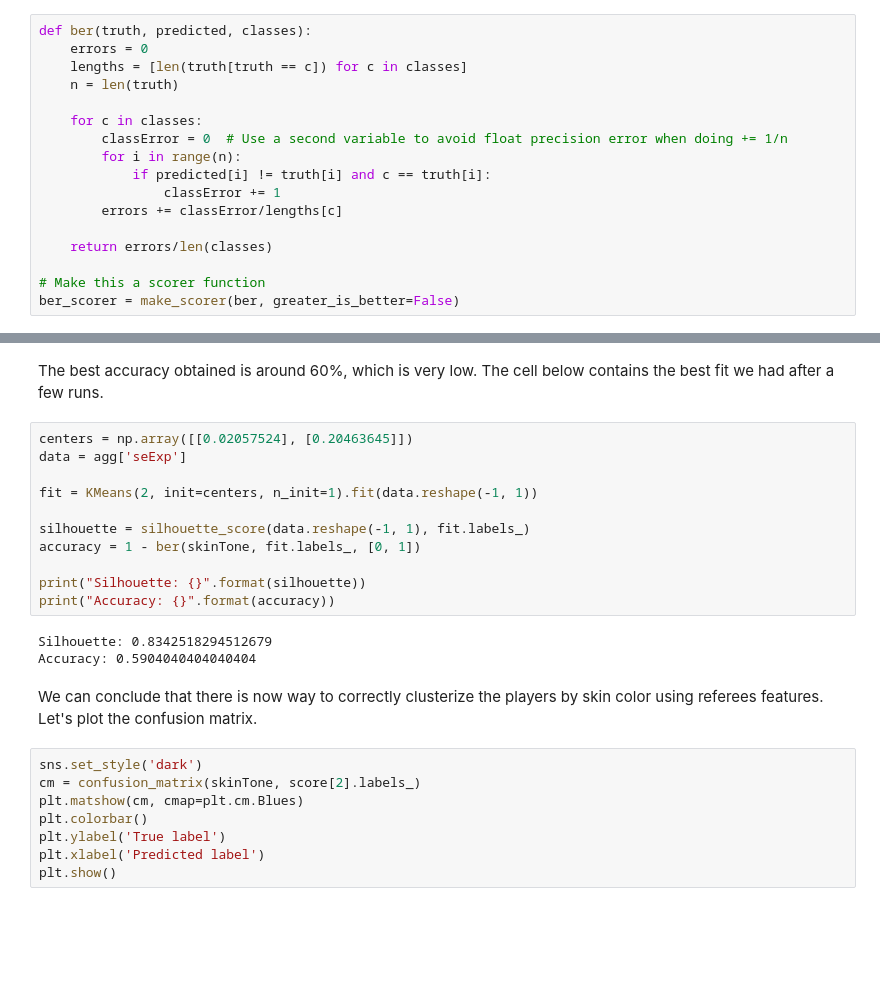
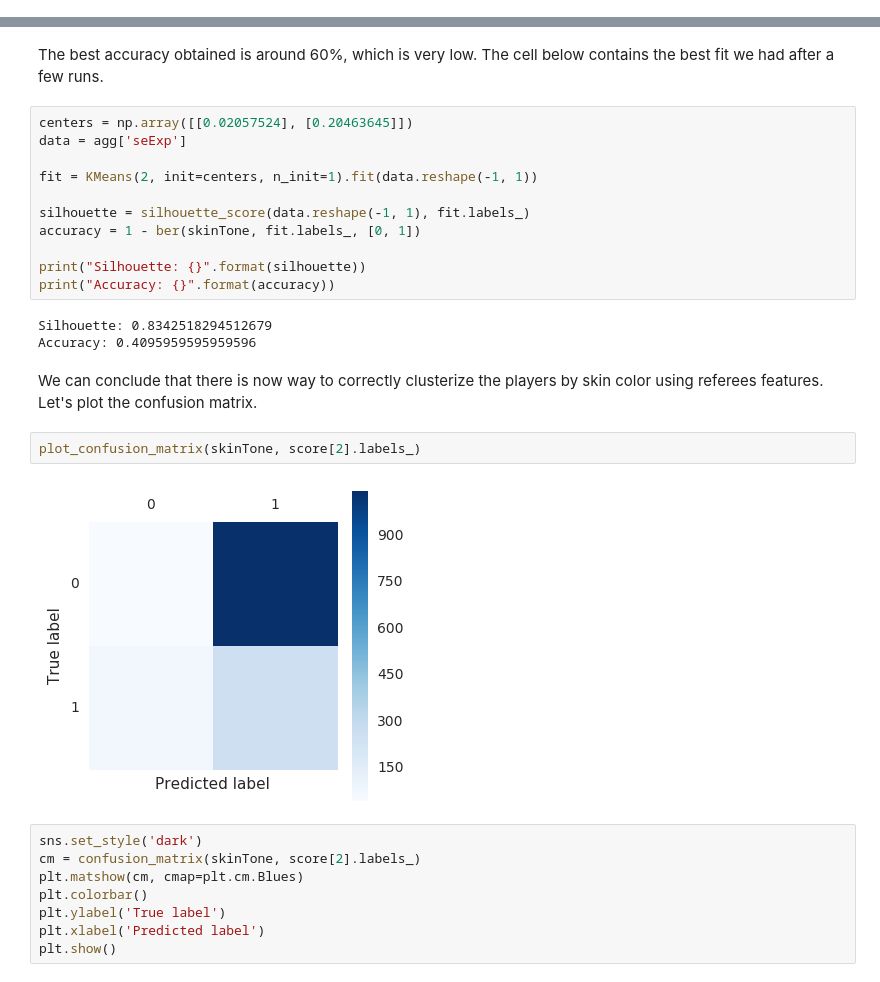
Before and after one commit to Maaarmotte/Ada2016, a Jupyter notebook: 04 - Applied ML/final.ipynb, the cells around one changed output, grey strips where cells are left out. Drawn from its saved outputs; the diff is of its cells as text; blank space fills up the shorter version.

```diff
--- a/04 - Applied ML/final.ipynb
+++ b/04 - Applied ML/final.ipynb
@@ -380,23 +380,6 @@ truth = df.groupby('playerShort').first()['skinTone']
 0.724179829890644
 # %% [markdown]
 We reached 72% precision without even training any algorithm ! Of course, this scoring function can't be used. Let's try something else.
-# %%
-def ber(truth, predicted, classes):
-    errors = 0
-    lengths = [len(truth[truth == c]) for c in classes]
-    n = len(truth)
-
-    for c in classes:
-        classError = 0  # Use a second variable to avoid float precision error when doing += 1/n
-        for i in range(n):
-            if predicted[i] != truth[i] and c == truth[i]:
-                classError += 1
-        errors += classError/lengths[c]
-
-    return errors/len(classes)
-
-# Make this a scorer function
-ber_scorer = make_scorer(ber, greater_is_better=False)
 # %%
 1 - ber(truth, np.ones(len(truth)), [0, 1])
 # %% [output]
@@ -515,9 +498,13 @@ print("Silhouette: {}".format(silhouette))
 print("Accuracy: {}".format(accuracy))
 # %% [output]
 Silhouette: 0.8342518294512679
-Accuracy: 0.5904040404040404
+Accuracy: 0.4095959595959596
 # %% [markdown]
 We can conclude that there is now way to correctly clusterize the players by skin color using referees features. Let's plot the confusion matrix.
+# %%
+plot_confusion_matrix(skinTone, score[2].labels_)
+# %% [output]
+[figure, added]
 # %%
 sns.set_style('dark')
 cm = confusion_matrix(skinTone, score[2].labels_)
```
Also changed, not shown: parts of 1 cell of this notebook.
